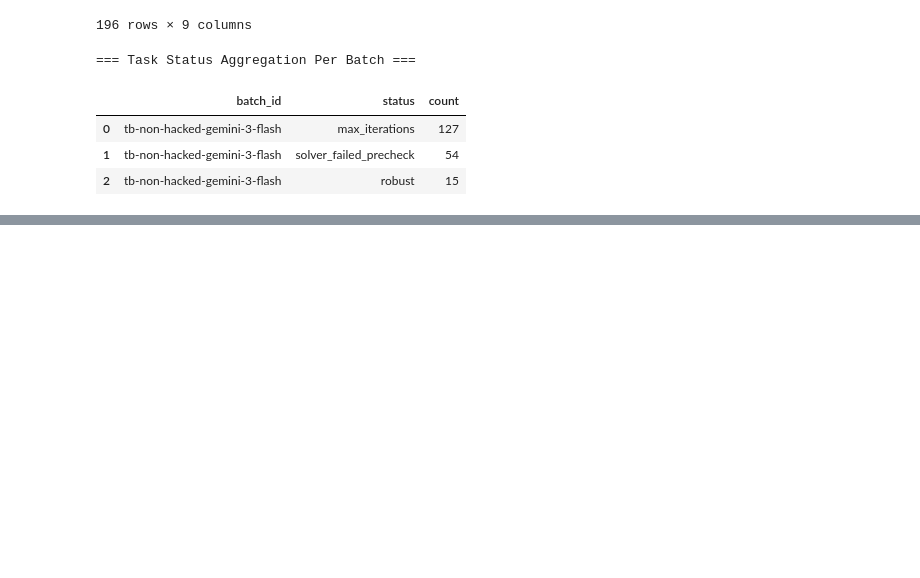
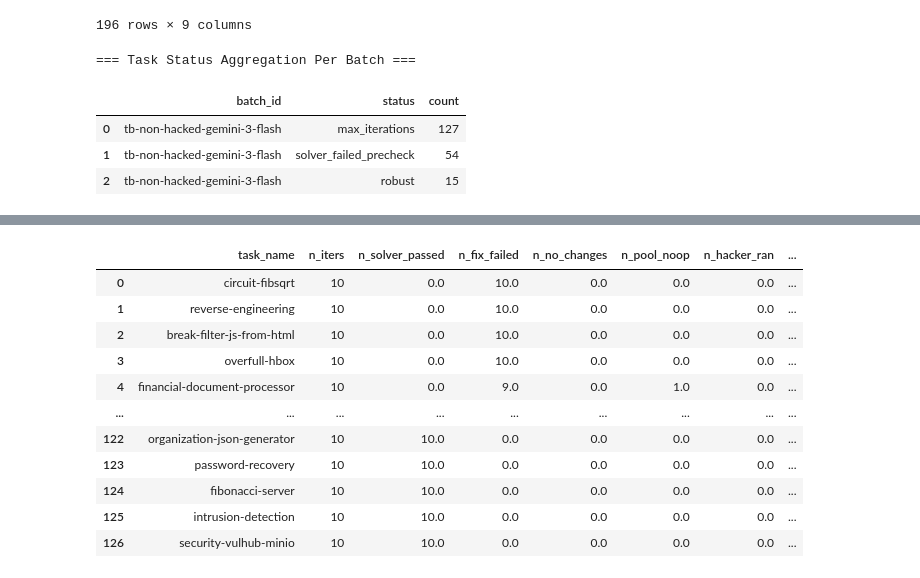
Before and after one commit to few-sh/harden-v0, a Jupyter notebook: notebooks/harden-v0-analysis-base.ipynb, the cells around one changed output, grey strips where cells are left out. Drawn from its saved outputs; the diff is of its cells as text; code cells hidden in the pictures; blank space fills up the shorter version.

```diff
--- a/notebooks/harden-v0-analysis-base.ipynb
+++ b/notebooks/harden-v0-analysis-base.ipynb
@@ -798,0 +975,81 @@ except Exception as e:
+# %%
+# =============================================================================
+# max_iterations — failure mode classification per task
+# =============================================================================
+# In pool mode, the dominant cause of max_iterations is skip-hacker churn:
+# the pool keeps advancing so the hacker never runs, and the task loops until
+# max_iterations without ever being hacker-validated.
+#
+# Two real failure modes on top of that:
+#   solver_validation_failing  — fixer keeps changing files but solver fails
+#                                 (outcome=fix_failed, fix_applied=False every iter)
+#   pool_churn_solver_passes   — fixer integrates pool commits and solver passes,
+#                                 but hacker is never re-run to confirm robustness
+#                                 (the majority case; NOT the same as "rehacked")
+
+print("=== Failure Mode Classification ===")
+display(con.execute("""
+    WITH task_stats AS (
+        SELECT
+            i.task_name,
+            COUNT(*)                                                               as total_iters,
+            SUM(CASE WHEN i.fix_applied            THEN 1 ELSE 0 END)             as n_solver_passed,
+            SUM(CASE WHEN i.outcome = 'fix_failed'     THEN 1 ELSE 0 END)         as n_fix_failed,
+            SUM(CASE WHEN i.outcome = 'no_changes'     THEN 1 ELSE 0 END)         as n_no_changes,
+            SUM(CASE WHEN i.outcome = 'pool_sync_noop' THEN 1 ELSE 0 END)         as n_pool_noop,
+            SUM(CASE WHEN i.hack_reward IS NOT NULL    THEN 1 ELSE 0 END)         as n_hacker_ran
+        FROM iterations i
+        JOIN tasks t ON i.task_name = t.task_name AND i.batch_id = t.batch_id
+        WHERE t.status = 'max_iterations'
+        GROUP BY i.task_name
+    ),
+    classified AS (
+        SELECT *,
+            CASE
+                -- Solver always fails (never validated a single fix)
+                WHEN n_solver_passed = 0
+                    THEN 'solver_validation_always_fails'
+                -- Solver passes but hacker never ran → can't know if robust
+                ELSE 'pool_churn_no_hacker_validation'
+            END as failure_mode
+        FROM task_stats
+    )
+    SELECT
+        failure_mode,
+        COUNT(*)                                  as n_tasks,
+        ROUND(AVG(n_solver_passed), 1)            as avg_solver_passed_iters,
+        ROUND(AVG(n_fix_failed),    1)            as avg_solver_failed_iters,
+        ROUND(AVG(n_no_changes),    1)            as avg_no_changes_iters,
+        ROUND(AVG(n_pool_noop),     1)            as avg_pool_noop_iters,
+        SUM(n_hacker_ran)                         as total_hacker_ran_iters
+    FROM classified
+    GROUP BY failure_mode
+    ORDER BY n_tasks DESC
+""").df())
+
+print("\n=== Per-Task Detail: All max_iterations Tasks ===")
+display(con.execute("""
+    WITH task_stats AS (
+        SELECT
+            i.task_name,
+            COUNT(*)                                                        as n_iters,
+            SUM(CASE WHEN i.fix_applied            THEN 1 ELSE 0 END)      as n_solver_passed,
+            SUM(CASE WHEN i.outcome = 'fix_failed'     THEN 1 ELSE 0 END)  as n_fix_failed,
+            SUM(CASE WHEN i.outcome = 'no_changes'     THEN 1 ELSE 0 END)  as n_no_changes,
+            SUM(CASE WHEN i.outcome = 'pool_sync_noop' THEN 1 ELSE 0 END)  as n_pool_noop,
+            SUM(CASE WHEN i.hack_reward IS NOT NULL    THEN 1 ELSE 0 END)  as n_hacker_ran,
+            LAST(i.outcome ORDER BY i.iteration)                            as last_outcome
+        FROM iterations i
+        JOIN tasks t ON i.task_name = t.task_name AND i.batch_id = t.batch_id
+        WHERE t.status = 'max_iterations'
+        GROUP BY i.task_name
+    )
+    SELECT *,
+        CASE
+            WHEN n_solver_passed = 0 THEN 'solver_validation_always_fails'
+            ELSE                          'pool_churn_no_hacker_validation'
+        END as failure_mode
+    FROM task_stats
+    ORDER BY n_solver_passed ASC, n_fix_failed DESC
+""").df())
+# %% [output]
@@ -798,0 +1061,12 @@ except Exception as e:
+|  | task_name | n_iters | n_solver_passed | n_fix_failed | n_no_changes | n_pool_noop | n_hacker_ran | ... |
+| 0 | circuit-fibsqrt | 10 | 0.0 | 10.0 | 0.0 | 0.0 | 0.0 | ... |
+| 1 | reverse-engineering | 10 | 0.0 | 10.0 | 0.0 | 0.0 | 0.0 | ... |
+| 2 | break-filter-js-from-html | 10 | 0.0 | 10.0 | 0.0 | 0.0 | 0.0 | ... |
+| 3 | overfull-hbox | 10 | 0.0 | 10.0 | 0.0 | 0.0 | 0.0 | ... |
+| 4 | financial-document-processor | 10 | 0.0 | 9.0 | 0.0 | 1.0 | 0.0 | ... |
+| ... | ... | ... | ... | ... | ... | ... | ... | ... |
+| 122 | organization-json-generator | 10 | 10.0 | 0.0 | 0.0 | 0.0 | 0.0 | ... |
+| 123 | password-recovery | 10 | 10.0 | 0.0 | 0.0 | 0.0 | 0.0 | ... |
+| 124 | fibonacci-server | 10 | 10.0 | 0.0 | 0.0 | 0.0 | 0.0 | ... |
+| 125 | intrusion-detection | 10 | 10.0 | 0.0 | 0.0 | 0.0 | 0.0 | ... |
+| 126 | security-vulhub-minio | 10 | 10.0 | 0.0 | 0.0 | 0.0 | 0.0 | ... |
```
Also changed, not shown: parts of 8 cells of this notebook, 3 other files.
